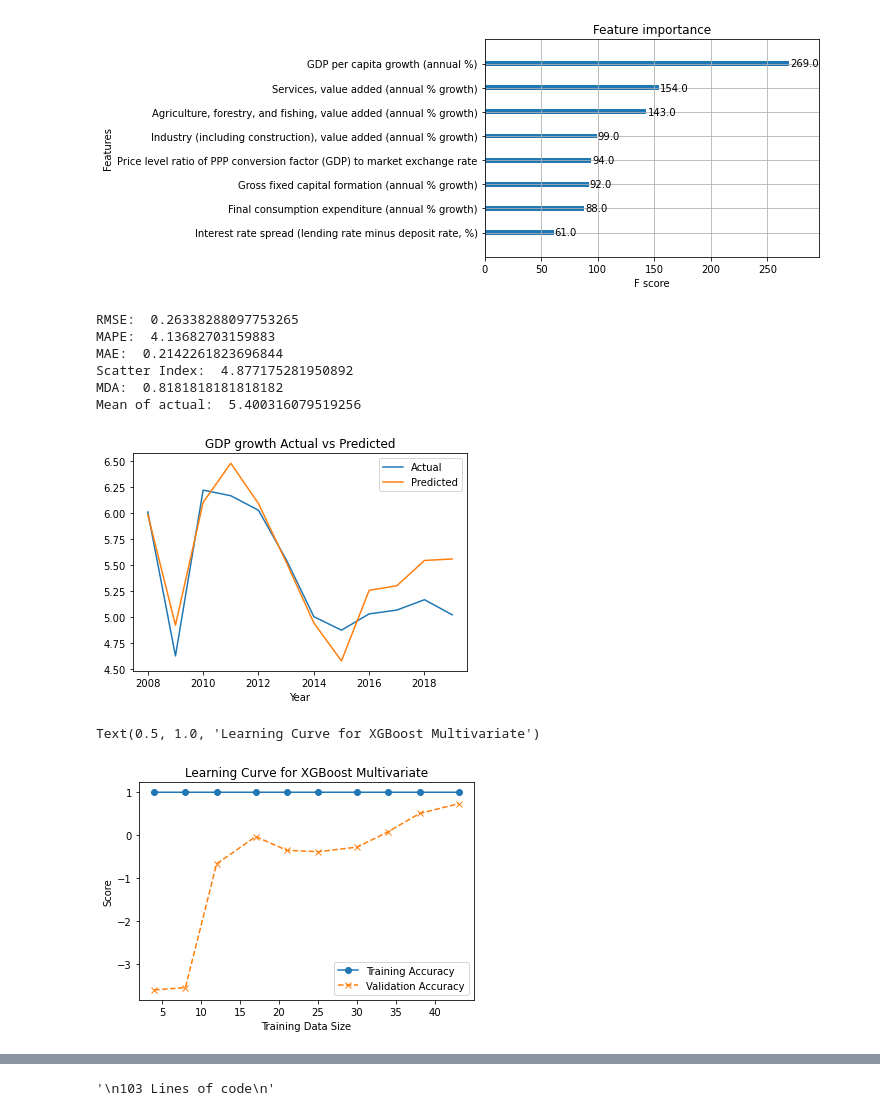
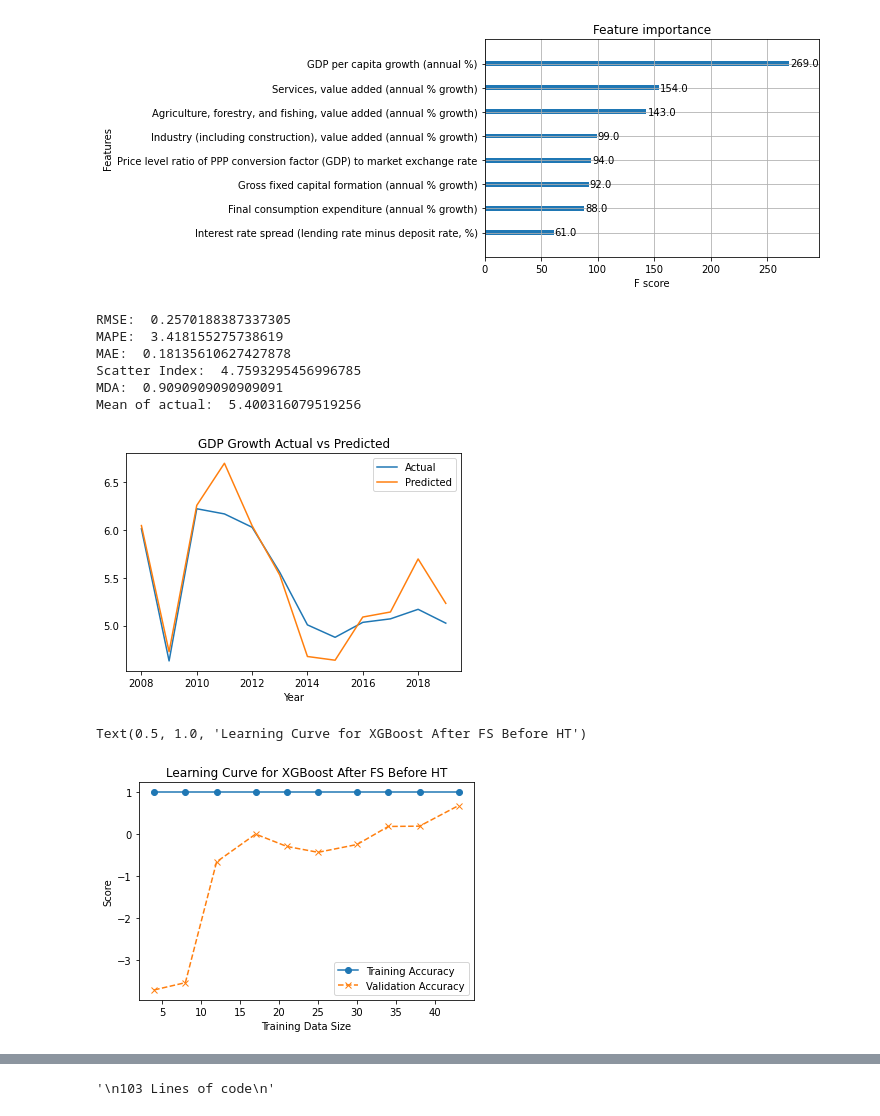
Before and after one commit to FarhanHabibie/UG-Project-Farhan, a Jupyter notebook: XGBoost Forecasts/XGBoost Forecast Multivariate.ipynb, the cells around one changed output, grey strips where cells are left out. Drawn from its saved outputs; the diff is of its cells as text; code cells hidden in the pictures.

```diff
--- a/XGBoost Forecasts/XGBoost Forecast Multivariate.ipynb
+++ b/XGBoost Forecasts/XGBoost Forecast Multivariate.ipynb
@@ -178,7 +178,7 @@ X_train_scaled, X_test_scaled = scale(X_train, X_test)
 'Hyperparameter Tuning'
 # %%
 #Make prediction before feature selection, needed as we pass the model through to SelectFromModel
-model, y_pred = xgb(X_train, y_train, X_test, y_test)
+model, y_pred = xgb(X_train_scaled, y_train, X_test_scaled, y_test)
 
 #Make predictions after feature selection
 select_X_test ,select_X_train ,select_y_pred = feature_selection(model, X_train, X_test, y_train)
@@ -186,17 +186,17 @@ select_X_test ,select_X_train ,select_y_pred = feature_selection(model, X_train,
 [figure]
 # %%
 #Outputs
-df_compare = pd.DataFrame({'Actual' : y_test, 'Predicted' : select_y_pred})
-df_compare.plot(title='GDP growth Actual vs Predicted')
-performance_metrics(y_test, select_y_pred)
+df_compare = pd.DataFrame({'Actual' : y_test, 'Predicted' : y_pred})
+df_compare.plot(title='GDP Growth Actual vs Predicted')
+performance_metrics(y_test, y_pred)
 # %% [output]
-RMSE:  0.26338288097753265
-MAPE:  4.13682703159883
-MAE:  0.2142261823696844
-Scatter Index:  4.877175281950892
-MDA:  0.8181818181818182
+RMSE:  0.2570188387337305
+MAPE:  3.418155275738619
+MAE:  0.18135610627427878
+Scatter Index:  4.7593295456996785
+MDA:  0.9090909090909091
 Mean of actual:  5.400316079519256
-[figure, old version]
+[figure, new version]
 # %%
 """
 Learning Curve to detect overfit/underfit
@@ -209,7 +209,7 @@ https://www.scikit-yb.org/en/latest/api/model_selection/learning_curve.html#:~:t
 """
 
 pipeline = make_pipeline(StandardScaler(), XGBRegressor(objective='reg:squarederror', n_estimators=1000,
-                                                        max_depth=1, learning_rate = 0.1))
+                                                        max_depth=6, learning_rate = 0.3))
 
 train_sizes, train_scores, test_scores = learning_curve(estimator=pipeline, X=select_X_train,
                                                       y=y_train, cv=10,
@@ -225,12 +225,12 @@ plt.xlabel('Training Data Size')
 plt.plot(train_sizes, test_mean, marker='x', linestyle='--', label='Validation Accuracy')
 plt.ylabel('Score')
 plt.legend(loc='best')
-plt.title('Learning Curve for XGBoost Multivariate')
+plt.title('Learning Curve for XGBoost After FS Before HT')
 
 #14 lines taken directly from guide, integrated with my model
 # %% [output]
-Text(0.5, 1.0, 'Learning Curve for XGBoost Multivariate')
+Text(0.5, 1.0, 'Learning Curve for XGBoost After FS Before HT')
-[figure, old version]
+[figure, new version]
 # %%
 train_mean
 # %% [output]
```
Also changed, not shown: parts of 4 cells of this notebook, 4 other files.
